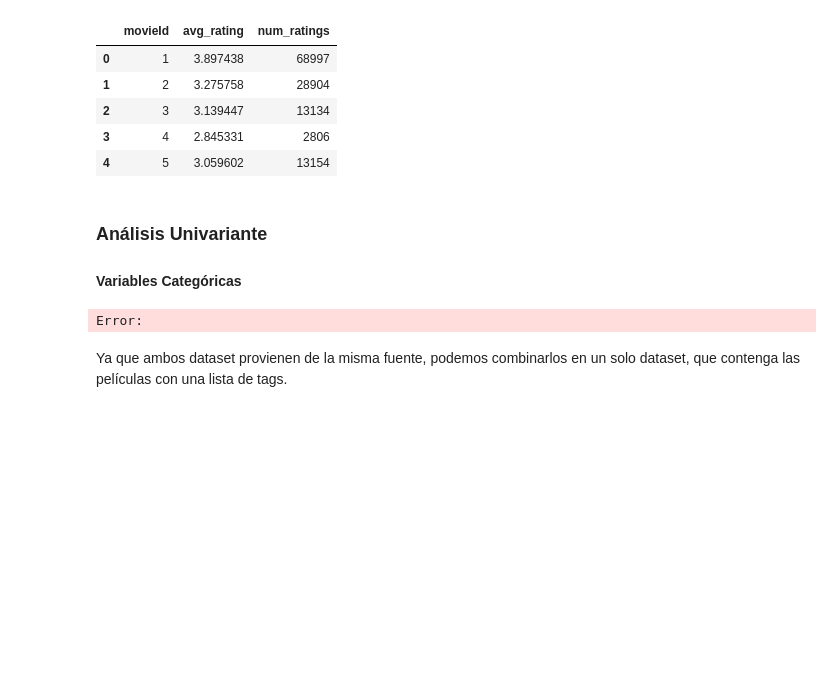
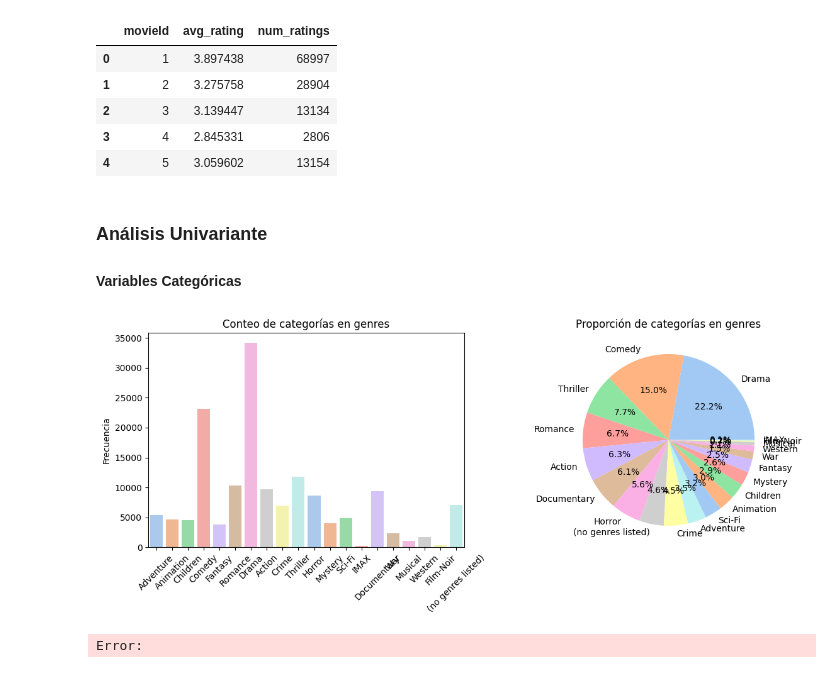
Before and after one commit to magy509/ingenieropg80.Proyecto_final_madre, a Jupyter notebook: src/eda.ipynb, the cells around one changed output. Drawn from its saved outputs; the diff is of its cells as text; code cells hidden in the pictures; blank space fills up the shorter version.

```diff
--- a/src/eda.ipynb
+++ b/src/eda.ipynb
@@ -126,3 +104,5 @@ movies.head()
 | 4 | 5 | Father of the Bride Part II (1995) | [Comedy] |
 # %%
 movie_genre = movies.explode("genres").reset_index(drop=True)
+movie_genre.drop("title", axis=1, inplace=True)
+movie_genre.head()
@@ -241,15 +225,11 @@ movie_rating.head()
 ### Análisis Univariante
 
 #### Variables Categóricas
-# %%
-fig, axis = plt.subplots(2, figsize=(15, 20))
-
-sns.histplot(ax = axis[0], data = movie_genre, x = "genres")
-sns.histplot(ax = axis[1], data = movie_tag, x = "tag")
-
-plt.tight_layout()
-plt.show()
-# %% [output]
-Error:
-# %% [markdown]
-Ya que ambos dataset provienen de la misma fuente, podemos combinarlos en un solo dataset, que contenga las películas con una lista de tags.
+# %%
+eda.plot_categorical_data(movie_genre)
+# %% [output]
+[figure, added]
+# %%
+eda.plot_categorical_data(movie_tag)
+# %% [output]
+Error:
```
Also changed, not shown: parts of 10 cells of this notebook.
